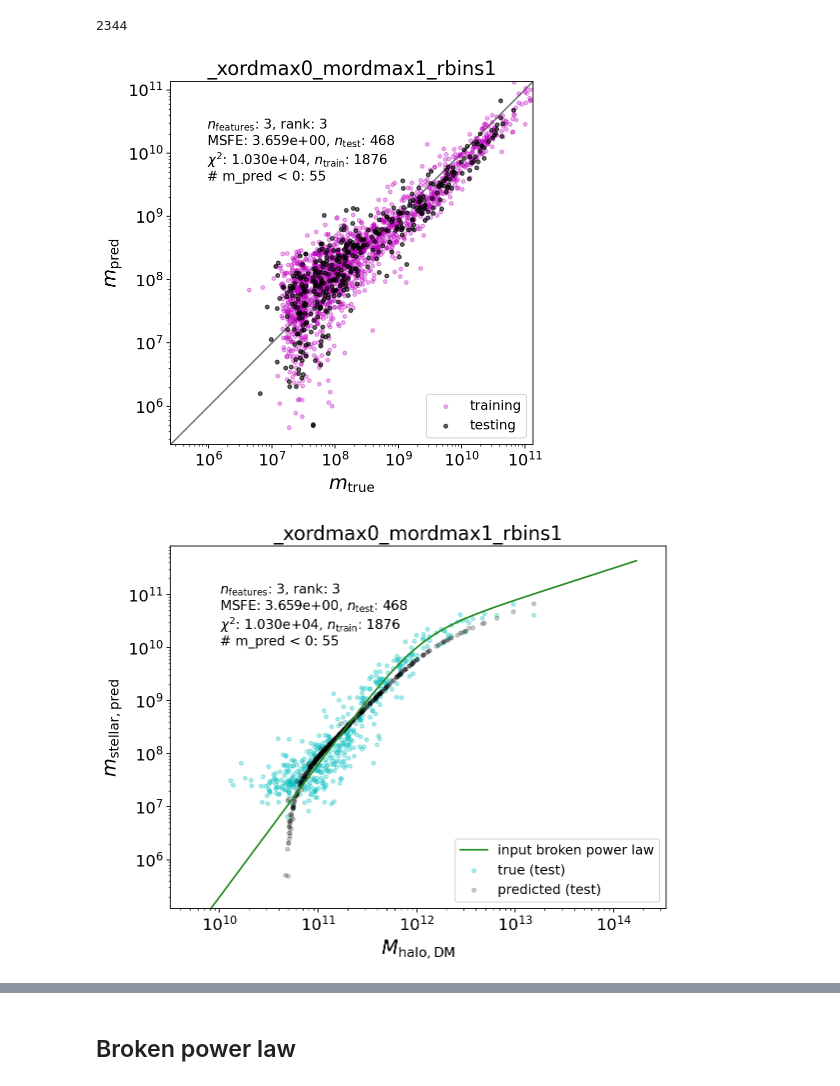
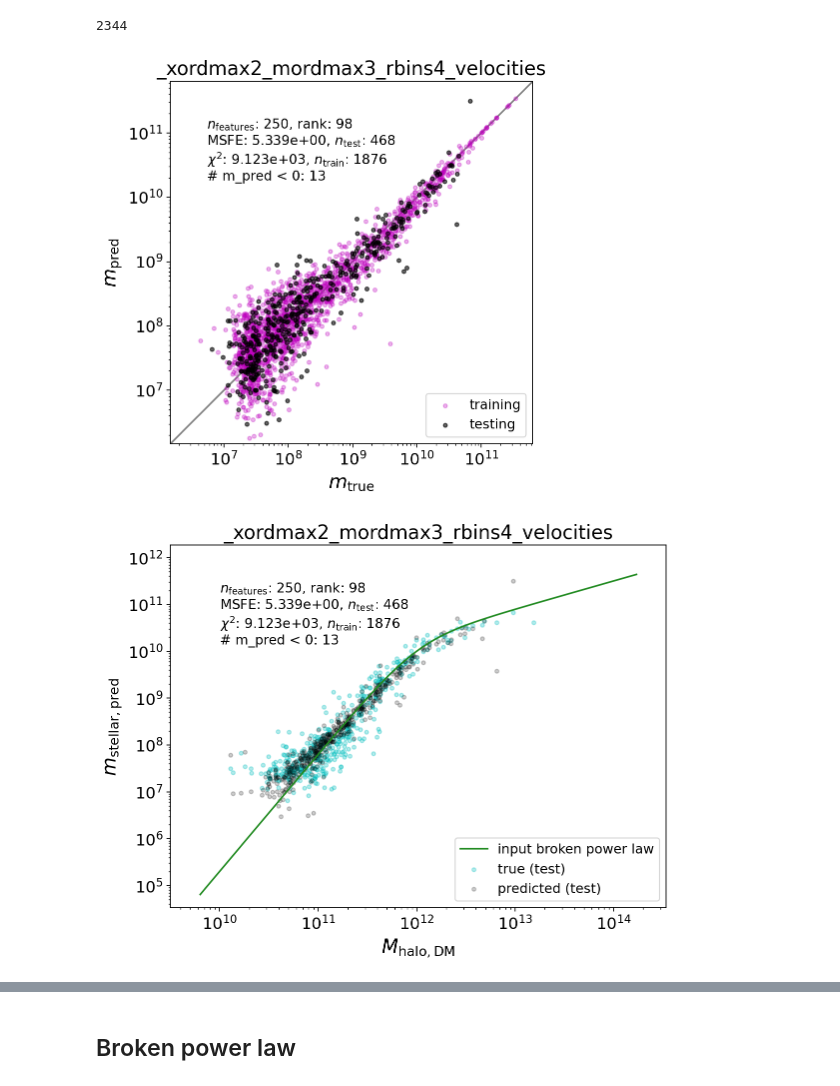
Before and after one commit to kstoreyf/equivariant-cosmology, a Jupyter notebook: notebooks/2021-01-28_feature_grid.ipynb, the cells around one changed output, grey strips where cells are left out. Cells and saved outputs as stored; diff of their text form; code cells hidden in the pictures.

```diff
--- a/notebooks/2021-01-28_feature_grid.ipynb
+++ b/notebooks/2021-01-28_feature_grid.ipynb
@@ -29,24 +29,24 @@ import scalars
 save_plots = True
 show_intermediate_plots = False
 check_cond = False
-plot_dir = '../plots/plots_2022-02-16'
+plot_dir = '../plots/plots_2022-02-16b'
 if save_plots:
     !mkdir -p $plot_dir
 
 #tag = '_unc0.1Mfloor2e8'
 #tag = '_logxlogy'
 #tag = '_rmsfalse'
-tag = ''
+tag = '_velocities'
 
 # r_edges (TNG50-4: L=35 Mpc/h, N_part=270^3, mean interparticle spacing = 35/270 = 0.13 Mpc/h = 130 kpc/h)
 # for scalars, only 0 or 2 x orders
-# n_rbins_arr = np.array([4])
-# m_order_max_arr = [3]
+n_rbins_arr = np.array([4])
+m_order_max_arr = [3]
+x_order_max_arr = [2]
+
+# n_rbins_arr = np.array([1])
+# m_order_max_arr = [1]
 # x_order_max_arr = [2]
-
-n_rbins_arr = np.array([1])
-m_order_max_arr = [1]
-x_order_max_arr = [0]
 
 #y_scalar_feature_name = 'mass_hydro_halo_star'
 y_scalar_feature_name='mass_hydro_subhalo_star'
@@ -56,6 +56,7 @@ r_units = 'r200'
 rms_x = True
 log_x = False
 log_y = False
+dm_property_for_features = 'Velocities'
 
 l_arr = scalars.get_needed_ls_scalars(np.max(m_order_max_arr), np.max(x_order_max_arr))
 # %%
@@ -211,7 +216,8 @@ def plot_feature_vs_mass(masses, featurizer, i_feat=0, feat_label='feature 0 (ma
 # %%
 for n_rbins in n_rbins_arr:
     r_edges = np.linspace(0, 1, n_rbins+1)
-    featurizer.compute_geometric_features(r_edges, l_arr, r_units=r_units)
+    featurizer.compute_geometric_features(r_edges, l_arr, r_units=r_units,
+                                          dm_property_for_features=dm_property_for_features)
 
     for x_order_max in x_order_max_arr:
         for m_order_max in m_order_max_arr:
@@ -233,32 +239,32 @@ for n_rbins in n_rbins_arr:
             y_true = fitter.y_scalar_test*mass_multiplier
             y_pred = fitter.y_scalar_pred*mass_multiplier
             msfe_test = np.mean(((y_pred - y_true)/y_true)**2)
 
             y_train_pred = fitter.predict(fitter.x_scalar_train, fitter.y_val_current_train)*mass_multiplier
             y_train_true = fitter.y_scalar_train*mass_multiplier
 #             A_train = fitter.construct_feature_matrix(fitter.x_scalar_train_scaled, fitter.y_val_current_train)
 #             y_train_pred_scaled = A_train @ fitter.theta_scalar
 #             y_train_pred = fitter.unscale_y(y_train_pred_scaled)*mass_multiplier
 #             y_train_true = fitter.y_scalar_train*mass_multiplier
 
             chi2_train = fitter.chi2
             #chi2_adjusted = np.sqrt(np.sum(((y_train_pred - y_train)/fitter.uncertainties_train)**2))
 
             save_tag = f'_xordmax{x_order_max}_mordmax{m_order_max}_rbins{n_rbins}{tag}'
             save_fn = f'mass_recovery{save_tag}.png'
             plot_pred_vs_true(y_true, y_pred, y_train_true, y_train_pred,
                               fitter, msfe_test, chi2_train, save_fn=save_fn)
 
             masses_all = np.array([h['mass_mean200_dark_halo_dm'] for h in featurizer.halo_dicts])*mass_multiplier
             mass = masses_all[fitter.idx_test]
             mass_train = masses_all[fitter.idx_train]
 
             if show_intermediate_plots and n_rbins==1:
                 plot_feature_vs_mass(masses_all, featurizer)
 
             save_fn = f'mass_vs_pred{save_tag}.png'
             plot_pred_vs_mass(mass, y_true, y_pred, mass_train, y_train_true, y_train_pred,
                           fitter, msfe_test, chi2_train, save_fn=save_fn)
 # %% [output]
-[figure, old version]
+[figure, new version]
-[figure, old version]
+[figure, new version]
```
Also changed, not shown: parts of 3 cells of this notebook, 3 other files.
